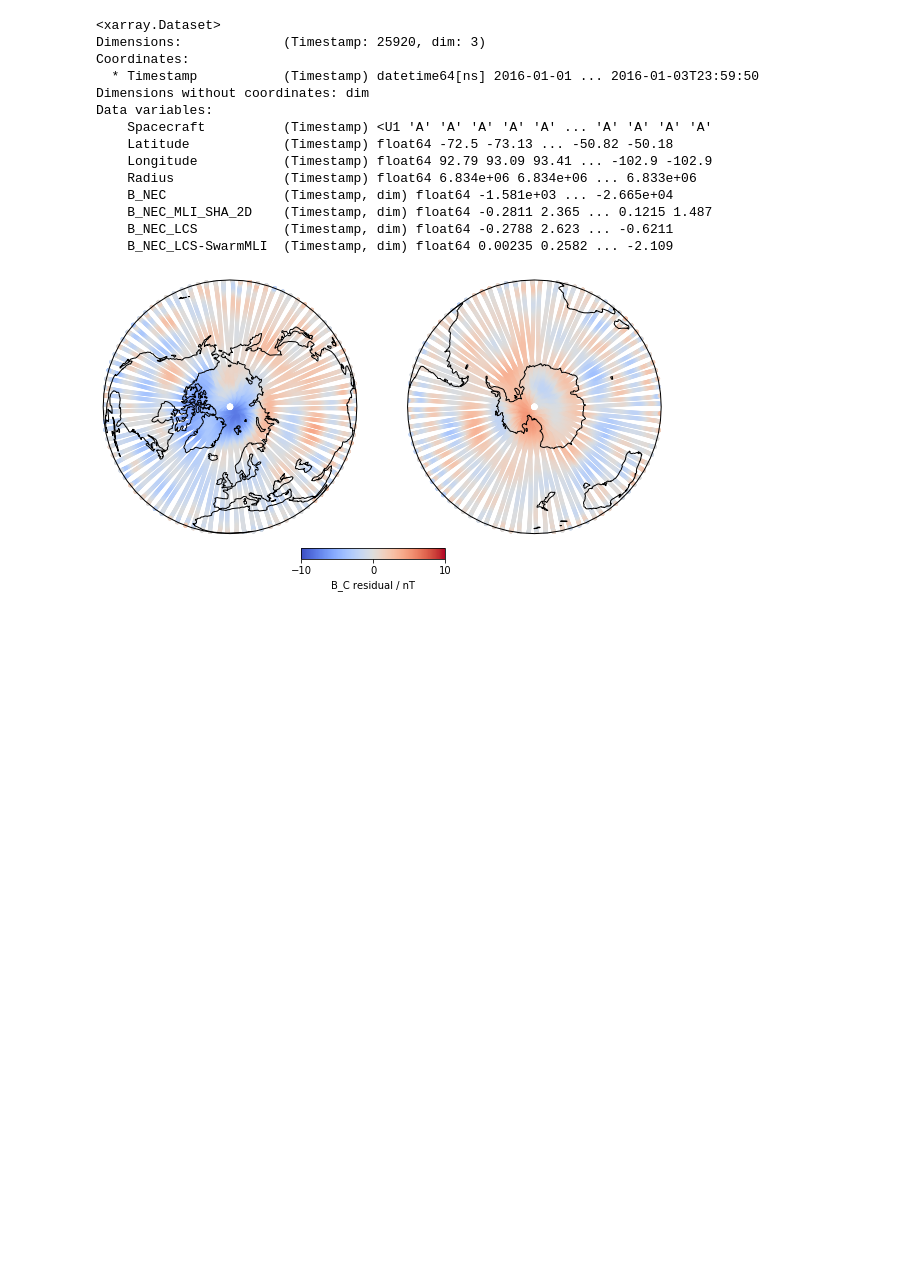
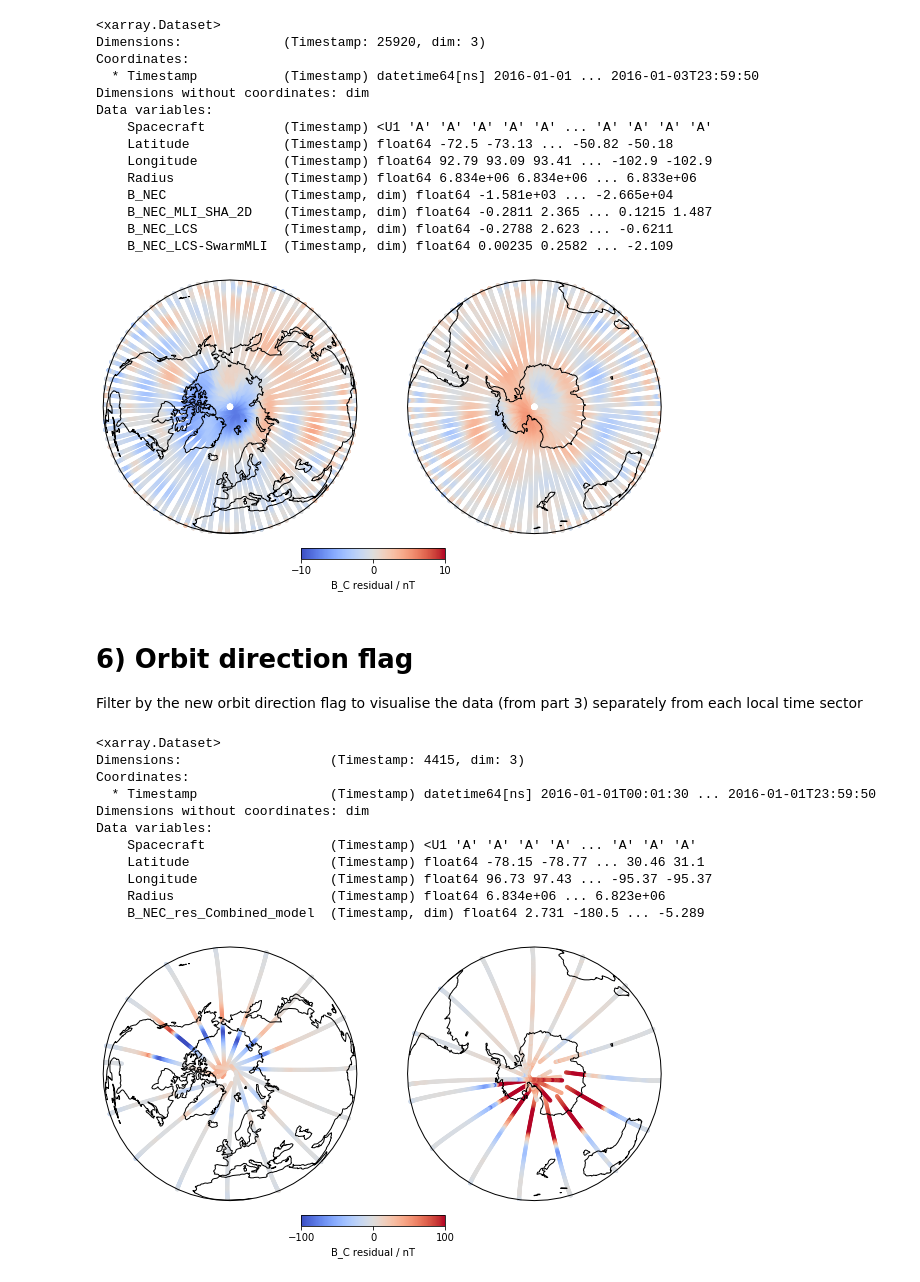
Before and after one commit to d-saturnino/viresclient_examples, a Jupyter notebook: model_residuals_and_cartopy.ipynb, the cells around one changed output. Cells and saved outputs as stored; diff of their text form; code cells hidden in the pictures; blank space fills up the shorter version.

```diff
--- a/model_residuals_and_cartopy.ipynb
+++ b/model_residuals_and_cartopy.ipynb
@@ -383,3 +383,41 @@ Data variables:
 fig = make_plot(ds, "B_NEC_LCS-SwarmMLI", norm=Normalize(-10, 10))
 # %% [output]
 [figure]
+# %% [markdown]
+# 6) Orbit direction flag
+
+Filter by the new orbit direction flag to visualise the data (from part 3) separately from each local time sector
+# %%
+request = SwarmRequest(url="https://staging.viresdisc.vires.services/openows")
+request.set_collection("SW_OPER_MAGA_LR_1B")
+request.set_products(
+    measurements=["B_NEC"],
+    models=[
+        "'Combined_model' = 'MCO_SHA_2F' + 'MMA_SHA_2F-Primary' + 'MMA_SHA_2F-Secondary'"
+    ],
+    residuals=True,
+#     auxiliaries=["OrbitDirection", "QDOrbitDirection"],
+    sampling_step="PT10S"
+)
+request.set_range_filter("QDOrbitDirection", 1, 1)
+
+data = request.get_between(
+    start_time=dt.datetime(2016,1,1),
+    end_time=dt.datetime(2016,1,2)
+)
+ds = data.as_xarray()
+print(ds)
+fig = make_plot(ds, "B_NEC_res_Combined_model")
+# %% [output]
+<xarray.Dataset>
+Dimensions:                   (Timestamp: 4415, dim: 3)
+Coordinates:
+  * Timestamp                 (Timestamp) datetime64[ns] 2016-01-01T00:01:30 ... 2016-01-01T23:59:50
+Dimensions without coordinates: dim
+Data variables:
+    Spacecraft                (Timestamp) <U1 'A' 'A' 'A' 'A' ... 'A' 'A' 'A'
+    Latitude                  (Timestamp) float64 -78.15 -78.77 ... 30.46 31.1
+    Longitude                 (Timestamp) float64 96.73 97.43 ... -95.37 -95.37
+    Radius                    (Timestamp) float64 6.834e+06 ... 6.823e+06
+    B_NEC_res_Combined_model  (Timestamp, dim) float64 2.731 -180.5 ... -5.289
+[figure, added]
```
Also changed, not shown: parts of 1 cell of this notebook, 2 other files.
